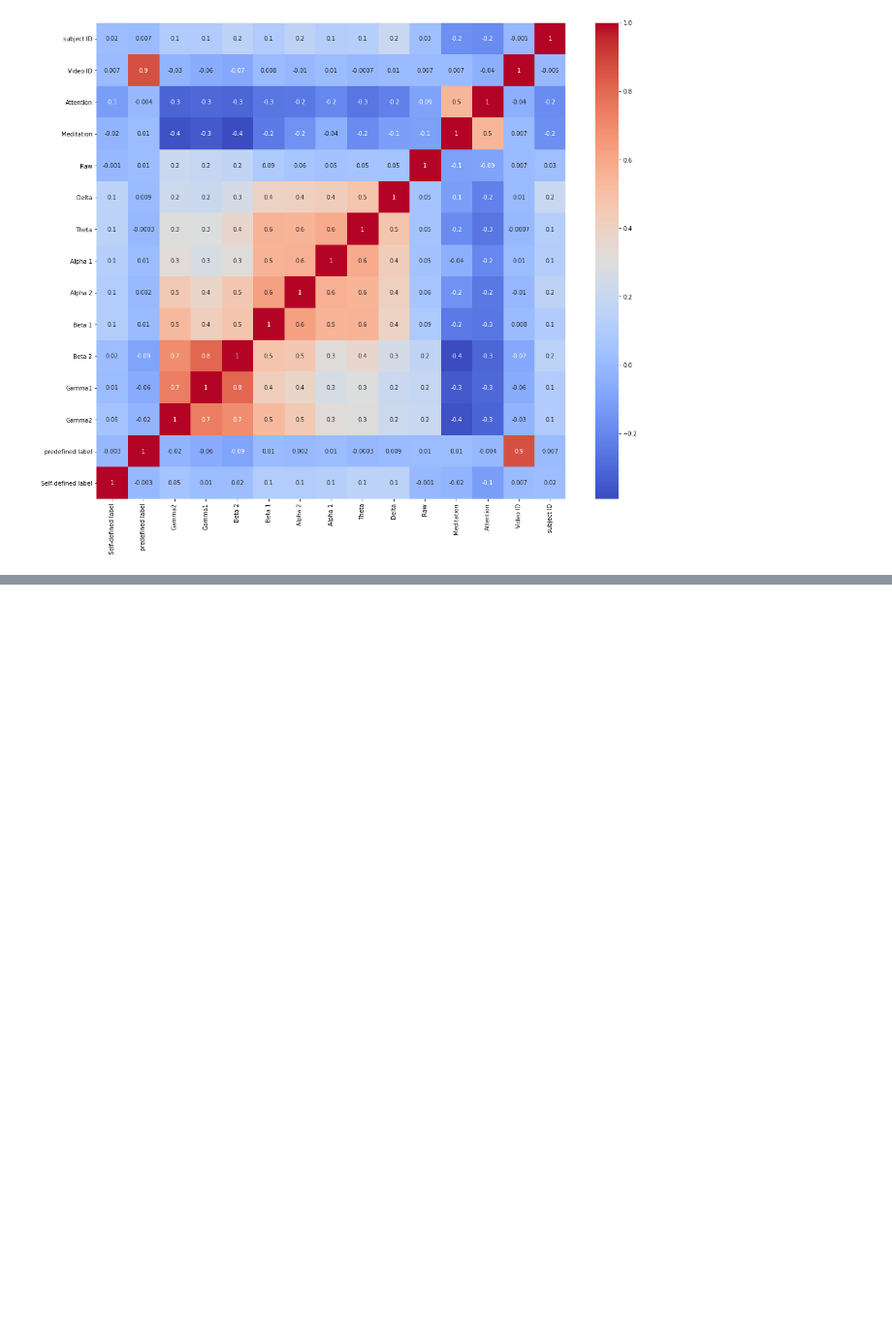
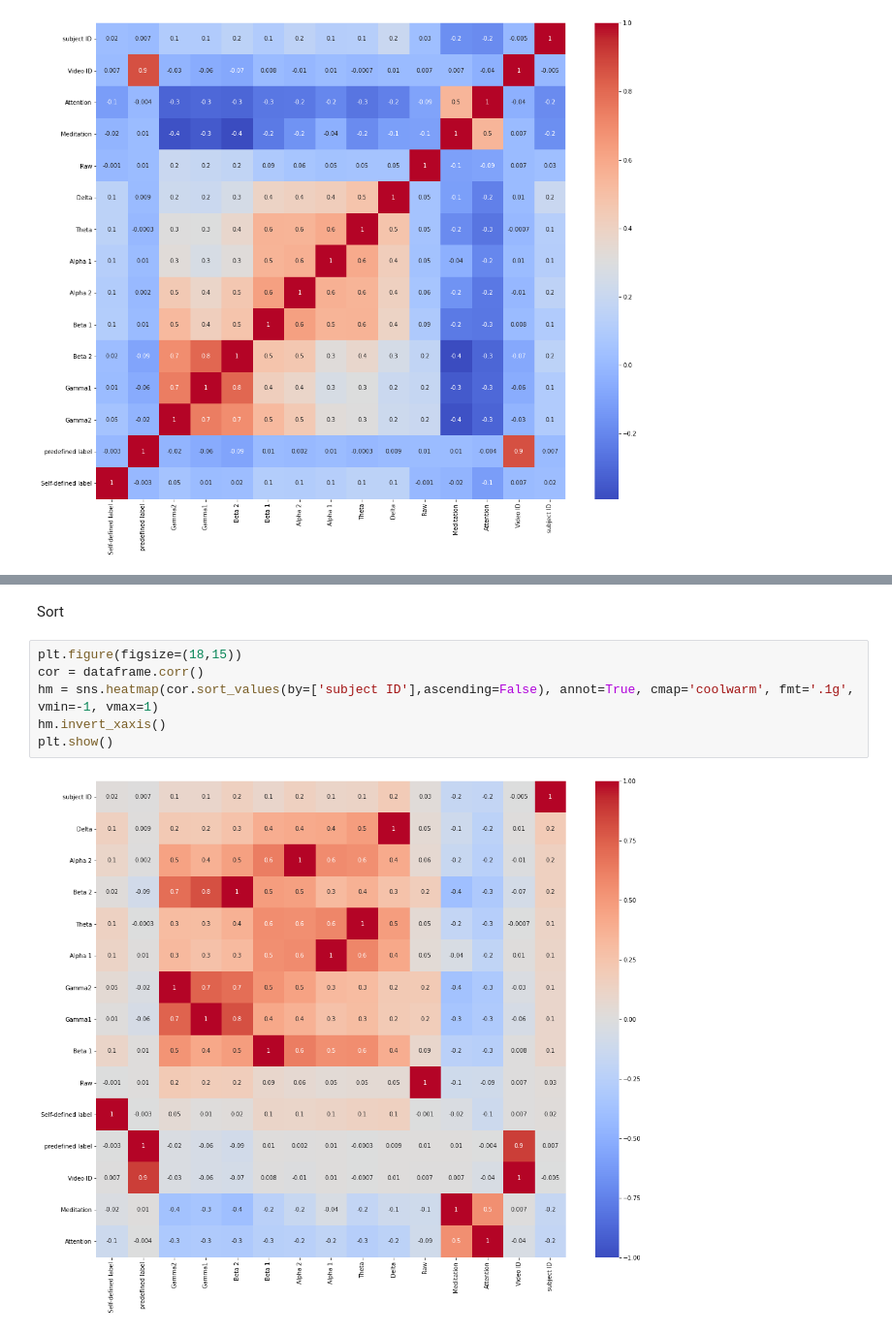
Before and after one commit to frankwwu/Python-Visualization, a Jupyter notebook: Seaburn/Seaborn Correlation.ipynb, the cells around one changed output, grey strips where cells are left out. Shown at 97% size. Saved outputs shown, nothing was run; the diff lists cells and outputs as text; blank space fills up the shorter version.

```diff
--- a/Seaburn/Seaborn Correlation.ipynb
+++ b/Seaburn/Seaborn Correlation.ipynb
@@ -34,0 +47,10 @@ plt.show()
+# %% [markdown]
+Sort
+# %%
+plt.figure(figsize=(18,15))
+cor = dataframe.corr()
+hm = sns.heatmap(cor.sort_values(by=['subject ID'],ascending=False), annot=True, cmap='coolwarm', fmt='.1g', vmin=-1, vmax=1)
+hm.invert_xaxis()
+plt.show()
+# %% [output]
+[figure, added]
```
Also changed, not shown: parts of 5 cells of this notebook.
